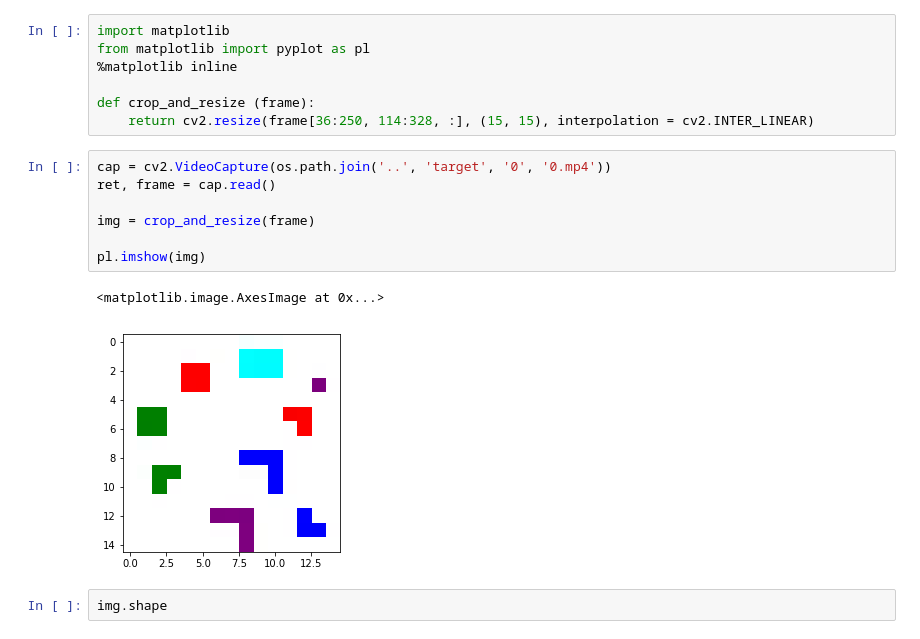
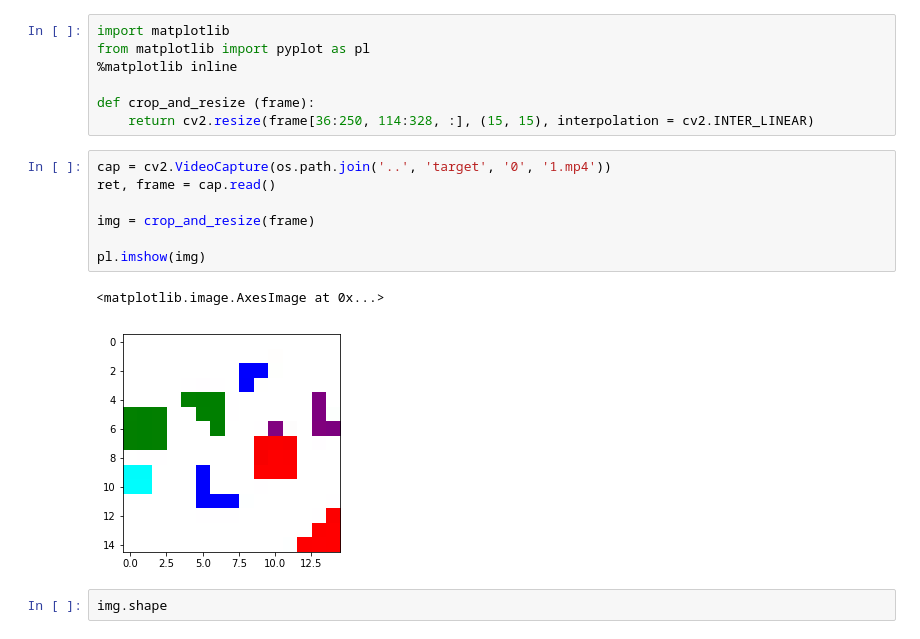
Before and after one commit to tuandnvn/instruction-to-video, a Jupyter notebook: notebooks/test_moving_code.ipynb, the cells around one changed output. Cells and saved outputs as stored; diff of their text form.

```diff
--- a/notebooks/test_moving_code.ipynb
+++ b/notebooks/test_moving_code.ipynb
@@ -49,15 +49,15 @@ from matplotlib import pyplot as pl
 def crop_and_resize (frame):
     return cv2.resize(frame[36:250, 114:328, :], (15, 15), interpolation = cv2.INTER_LINEAR)
 # %%
-cap = cv2.VideoCapture(os.path.join('..', 'target', '0', '0.mp4'))
+cap = cv2.VideoCapture(os.path.join('..', 'target', '0', '1.mp4'))
 ret, frame = cap.read()
 
 img = crop_and_resize(frame)
 
 pl.imshow(img)
 # %% [output]
 <matplotlib.image.AxesImage at 0x...>
-[figure, old version]
+[figure, new version]
 # %%
 img.shape
 # %% [output]
```
Also changed, not shown: parts of 7 cells of this notebook.
